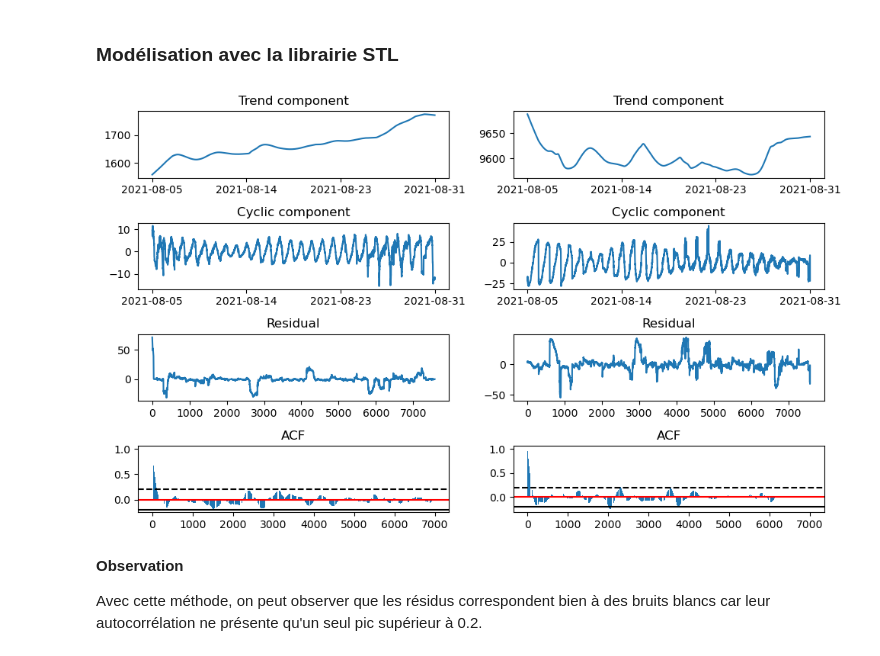
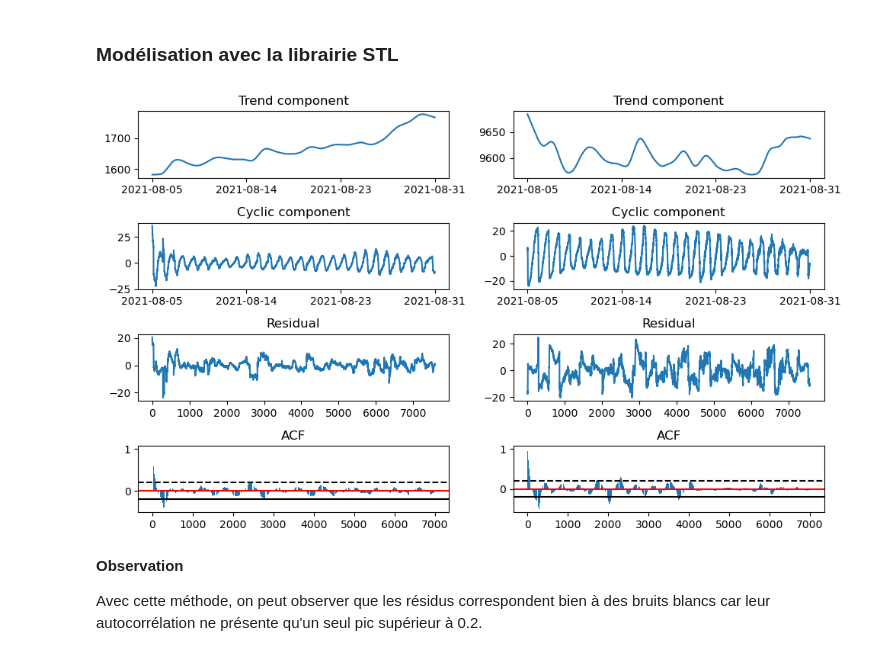
Before and after one commit to PiDchsn/Projet-RI, a Jupyter notebook: Correlation_signaux.ipynb, the cells around one changed output. Drawn from its saved outputs; the diff is of its cells as text; code cells hidden in the pictures.

```diff
--- a/Correlation_signaux.ipynb
+++ b/Correlation_signaux.ipynb
@@ -421,10 +452,10 @@ Une fois l'étape de décomposition spectrale réalisée on va maintenant regard
 # %% [markdown]
 ### Modélisation avec la librairie STL
 # %%
-stl1 = STL(time_serie_crop, period=5*60, robust = True)
+stl1 = STL(time_serie_crop, period=288)
 result_stl1 = stl1.fit()
 
-stl2 = STL(time_serie_crop2, period=5*60, robust = True)
+stl2 = STL(time_serie_crop2, period=288)
 result_stl2 = stl2.fit()
 
 max_lag = 7000
@@ -443,34 +474,34 @@ ax[0,0].set_title('Trend component')
 ax[1,0].plot(datetime_data,result_stl1.seasonal)
 ax[1,0].set_xticks(x_labels)
 ax[1,0].set_title('Cyclic component')
 ax[2,0].plot(result_stl1.resid)
 ax[2,0].set_title('Residual')
 
 ax[0,1].plot(datetime_data,result_stl2.trend)
 ax[0,1].set_xticks(x_labels)
 ax[0,1].set_title('Trend component')
 ax[1,1].plot(datetime_data,result_stl2.seasonal)
 ax[1,1].set_xticks(x_labels)
 ax[1,1].set_title('Cyclic component')
 ax[2,1].plot(result_stl2.resid)
 ax[2,1].set_title('Residual')
 
 ax[3,0].bar(range(max_lag + 1), acf_values_1)
 ax[3,0].axhline(y=0.2, color='black', linestyle='--')
 ax[3,0].axhline(y=0, color='red')
 ax[3,0].axhline(y=-0.2, color='black')
 ax[3,0].set_title('ACF')
 
 ax[3,1].bar(range(max_lag + 1), acf_values_2)
 ax[3,1].axhline(y=0.2, color='black', linestyle='--')
 ax[3,1].axhline(y=0, color='red')
 ax[3,1].axhline(y=-0.2, color='black')
 ax[3,1].set_title('ACF')
 
 plt.tight_layout()
 plt.show()
 # %% [output]
-[figure, old version]
+[figure, new version]
 # %% [markdown]
 **Observation**
 
```
Also changed, not shown: parts of 17 cells of this notebook, 1 other file.
